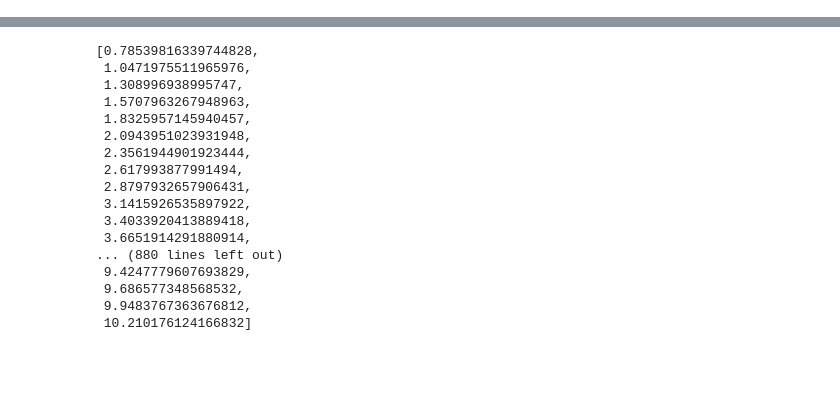
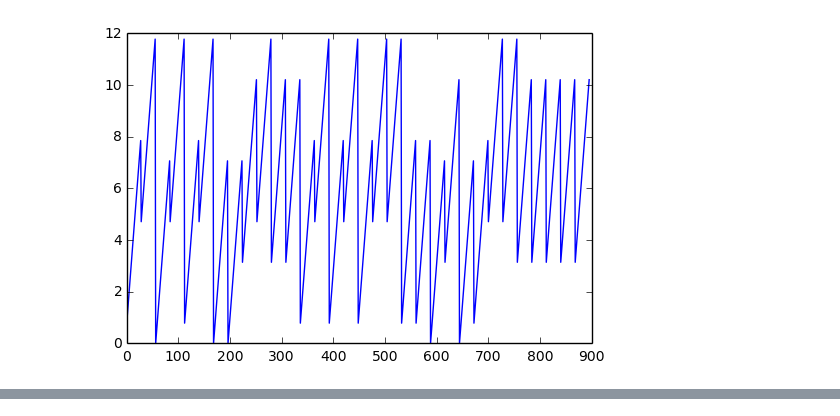
Before and after one commit to Oktober13/BadModem2.0, a Jupyter notebook: QPSK_transmitter.ipynb, the cells around one changed output, grey strips where cells are left out. Cells and saved outputs as stored; diff of their text form; code cells hidden in the pictures; blank space fills up the shorter version.

Commit message:
full transmitter working! Now to fix sample rate of audio and document

```diff
--- a/QPSK_transmitter.ipynb
+++ b/QPSK_transmitter.ipynb
@@ -5,0 +13,9 @@ import matplotlib.pyplot as plt
+# %%
+def textToSound(text): #full wrapper function, converts text into playable sound!
+    bytes = textToBytes(text) #works. outputs array of 8-bit strings, corresponding to binary letters
+    wave, fs = nibblesToWave(bytes) #works. outputs array of points in the wave(???) and plots said array
+    return Audio(np.asarray(wave), rate=fs)
+# %%
+textToSound('no fish') #test of full program
+# %% [output]
+[figure, added]
@@ -45,22 +66,0 @@ def waveToSound(wave):
-# %%
-# bits = textToBits("no fish")
-bytes = ['01101110', '01101111', '00100000', '01100110', '01101001', '01110011', '01101000', '00000000']
-nibblesToWave(bytes)
-# %% [output]
-[0.78539816339744828,
- 1.0471975511965976,
- 1.308996938995747,
- 1.5707963267948963,
- 1.8325957145940457,
- 2.0943951023931948,
- 2.3561944901923444,
- 2.617993877991494,
- 2.8797932657906431,
- 3.1415926535897922,
- 3.4033920413889418,
- 3.6651914291880914,
-... (880 lines left out)
- 9.4247779607693829,
- 9.686577348568532,
- 9.9483767363676812,
- 10.210176124166832]
```
Also changed, not shown: parts of 6 cells of this notebook.
